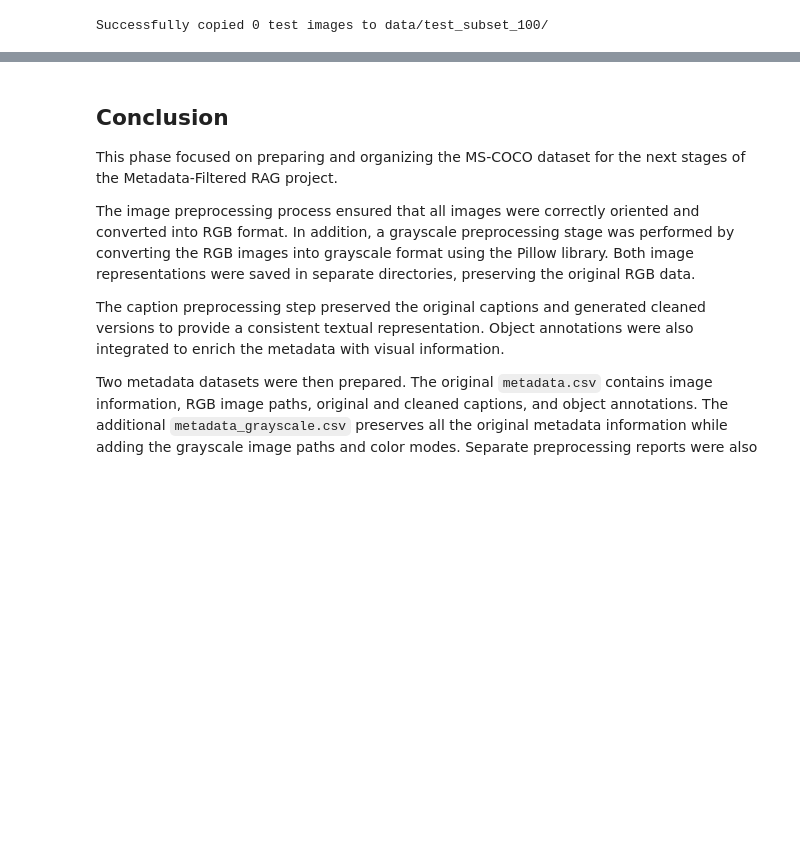
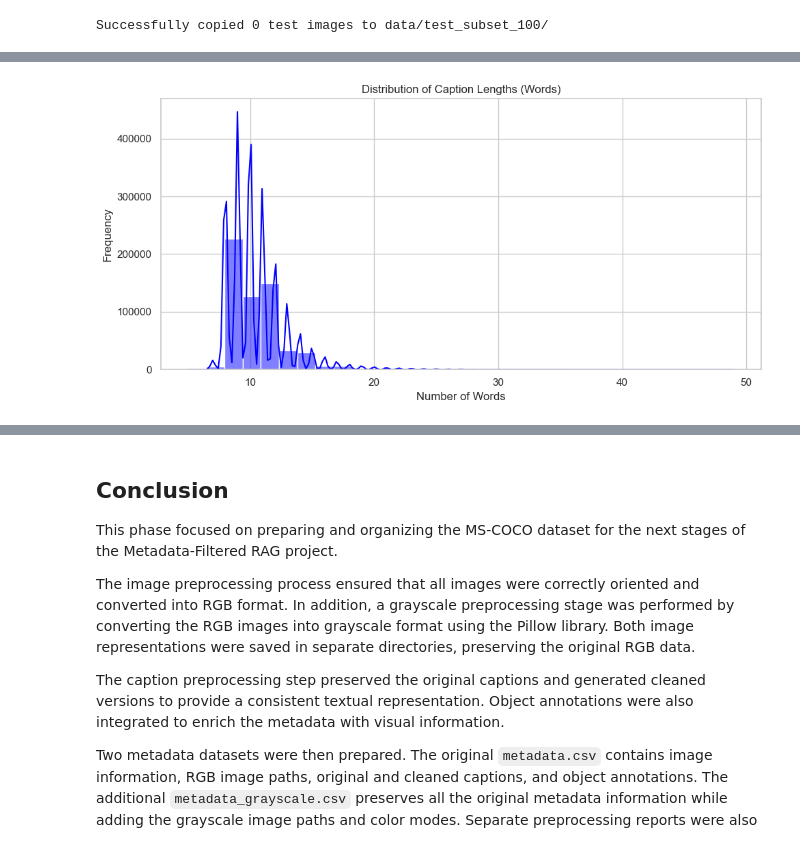
Before and after one commit to Leena-debug/coco-rag-g28, a Jupyter notebook: notebooks/04_data_splitting_metadata.ipynb, the cells around one changed output, grey strips where cells are left out. Saved outputs shown, nothing was run; the diff lists cells and outputs as text; code cells hidden in the pictures; blank space fills up the shorter version.

Commit message:
Generate and add statistical exploration plots

```diff
--- a/notebooks/04_data_splitting_metadata.ipynb
+++ b/notebooks/04_data_splitting_metadata.ipynb
@@ -1706,0 +1749,90 @@ Successfully copied 0 test images to data/test_subset_100/
+# %%
+import json
+import matplotlib.pyplot as plt
+import seaborn as sns
+from collections import Counter
+import os
+
+# Set a nice style for the plots
+sns.set_theme(style="whitegrid")
+
+# 1. LOAD DATA (Use a sample to save memory, as the full file is 91MB)
+annotation_file = "../data/annotations/captions_train2017.json"
+print("Loading annotations...")
+with open(annotation_file, 'r') as f:
+    data = json.load(f)
+
+# Extract captions and image IDs
+annotations = data['annotations']
+captions = [ann['caption'] for ann in annotations]
+
+# --- PLOT 1: CAPTION LENGTH DISTRIBUTION ---
+print("Generating Plot 1: Caption Lengths...")
+caption_lengths = [len(c.split()) for c in captions]
+
+plt.figure(figsize=(10, 5))
+sns.histplot(caption_lengths, bins=30, kde=True, color='blue')
+plt.title('Distribution of Caption Lengths (Words)')
+plt.xlabel('Number of Words')
+plt.ylabel('Frequency')
+plt.tight_layout()
+plt.savefig('../figures/caption_length_distribution.png')
+plt.show()
+
+# --- PLOT 2: MOST FREQUENT WORDS ---
+print("Generating Plot 2: Top 50 Words...")
+# Simple tokenization (lowercase and split)
+all_words = []
+for c in captions:
+    all_words.extend(c.lower().split())
+
+# Count frequencies
+word_counts = Counter(all_words)
+top_50_words = word_counts.most_common(50)
+
+words = [w[0] for w in top_50_words]
+counts = [w[1] for w in top_50_words]
+
+plt.figure(figsize=(15, 6))
+sns.barplot(x=counts, y=words, palette='viridis')
+plt.title('Top 50 Most Frequent Words in COCO Captions')
+plt.xlabel('Frequency')
+plt.ylabel('Words')
+plt.tight_layout()
+plt.savefig('../figures/top_50_words.png')
+plt.show()
+
+# --- PLOT 3: POS (PART-OF-SPEECH) DISTRIBUTION ---
+# If you don't have nltk installed, you can skip this or install it.
+try:
+    import nltk
+    from nltk import pos_tag, word_tokenize
+    # Download necessary NLTK data
+    nltk.download('punkt', quiet=True)
+    nltk.download('averaged_perceptron_tagger', quiet=True)
+
+    print("Generating Plot 3: POS Distribution (using a 1000 caption sample)...")
+    pos_tags = []
+    # Use a sample for POS tagging because it's slow
+    for c in captions[:1000]:
+        tokens = word_tokenize(c)
+        tagged = pos_tag(tokens)
+        pos_tags.extend([tag for word, tag in tagged])
+
+    pos_counts = Counter(pos_tags).most_common(10)
+    pos_labels = [p[0] for p in pos_counts]
+    pos_values = [p[1] for p in pos_counts]
+
+    plt.figure(figsize=(10, 5))
+    sns.barplot(x=pos_labels, y=pos_values, palette='magma')
+    plt.title('Top 10 Part-of-Speech Tags (Sample of 1000 captions)')
+    plt.xlabel('POS Tag')
+    plt.ylabel('Frequency')
+    plt.tight_layout()
+    plt.savefig('../figures/pos_distribution.png')
+    plt.show()
+except ImportError:
+    print("Skipping POS plot (nltk not installed).")
+
+print("✅ All plots generated and saved to the '../figures/' folder!")
+# %% [output]
@@ -1706,0 +1841 @@ Successfully copied 0 test images to data/test_subset_100/
+[figure, added]
```
Also changed, not shown: parts of 3 cells of this notebook, 4 other files.
